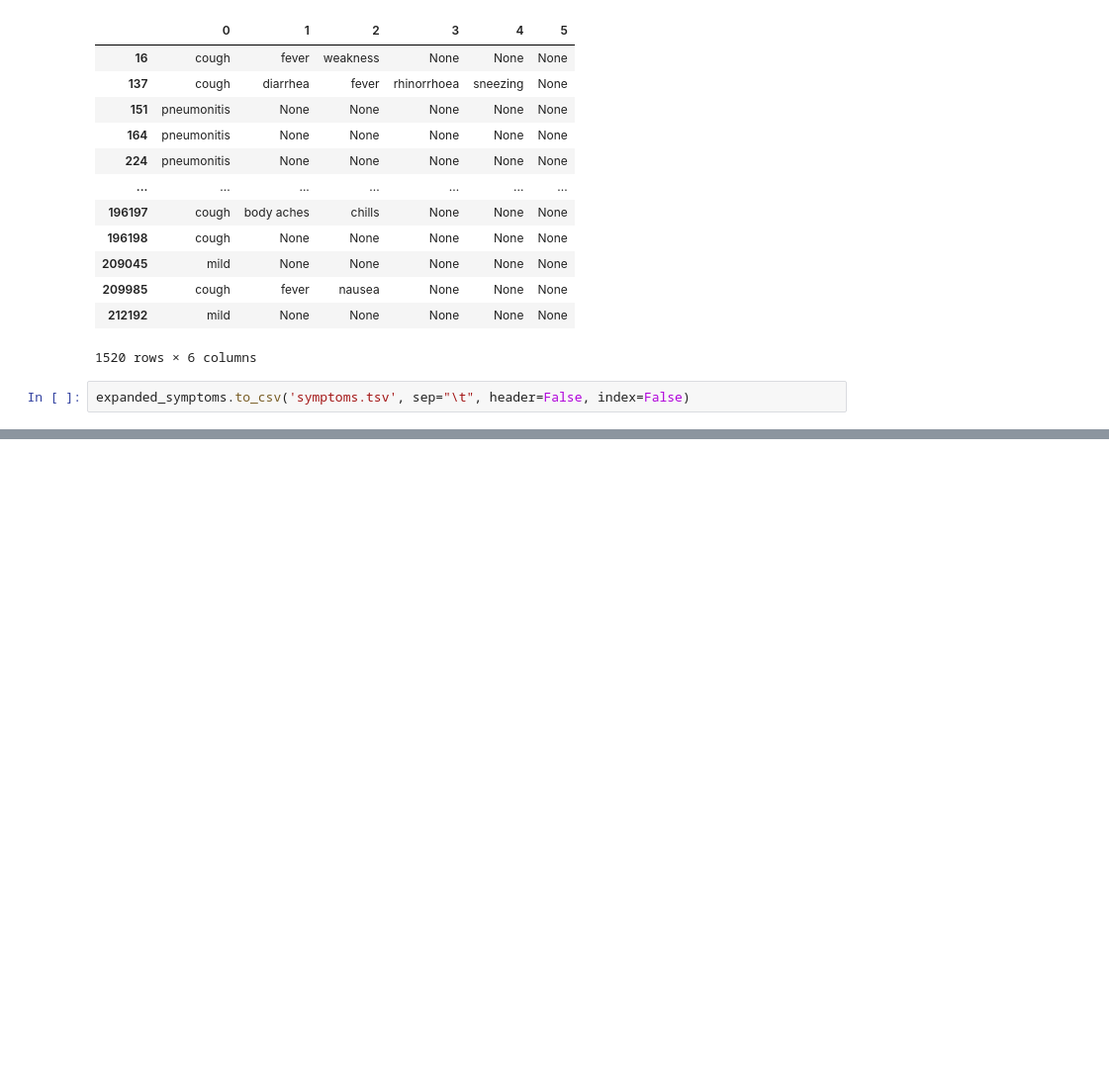
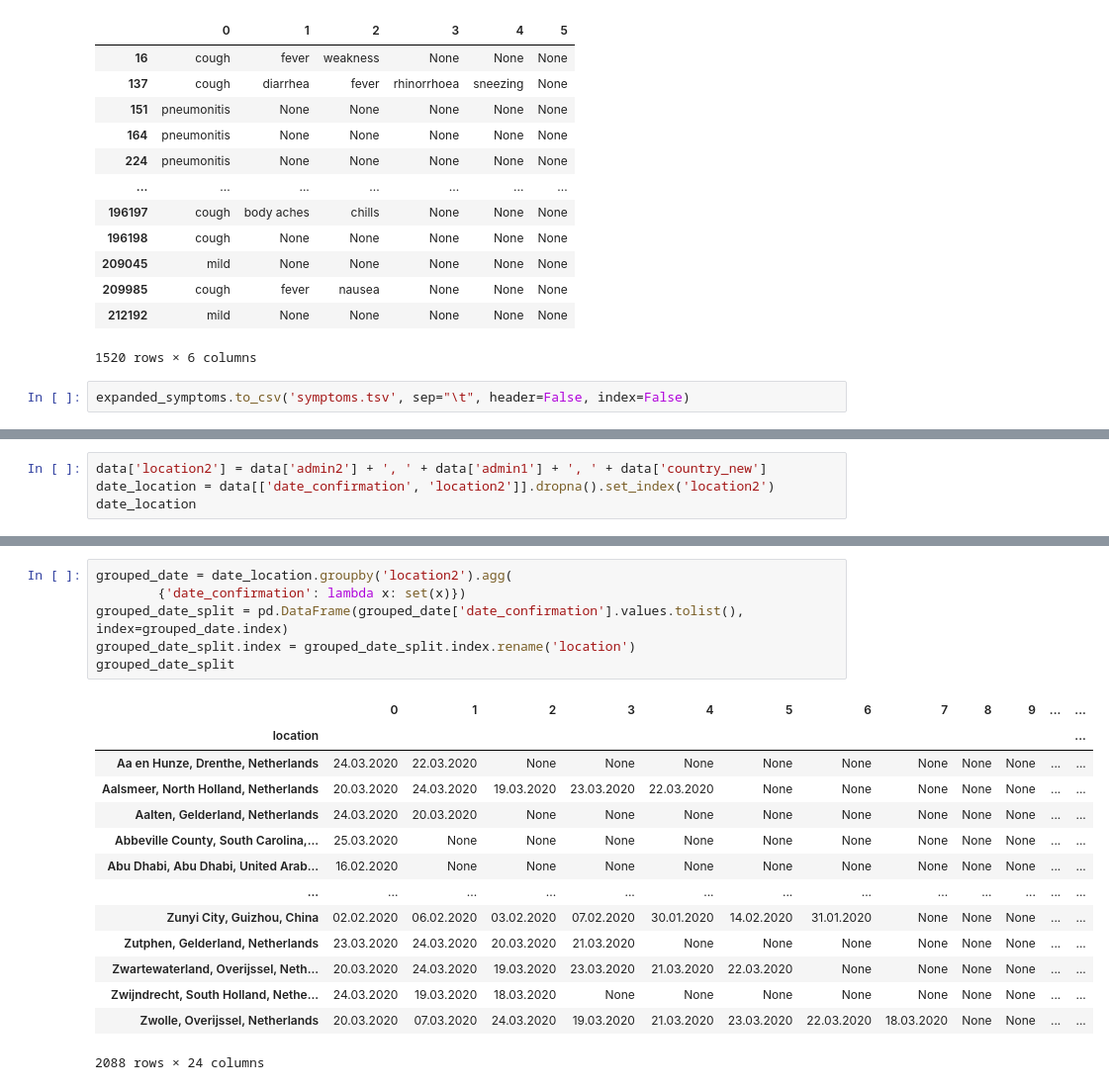
Before and after one commit to apetkau/comp7944-project, a Jupyter notebook: data/nCoV2019/for_use/extract-transactions.ipynb, the cells around one changed output, grey strips where cells are left out. Shown at 99% size. Cells and saved outputs as stored; diff of their text form; blank space fills up the shorter version.

```diff
--- a/data/nCoV2019/for_use/extract-transactions.ipynb
+++ b/data/nCoV2019/for_use/extract-transactions.ipynb
@@ -217,0 +220,4 @@ expanded_symptoms.to_csv('symptoms.tsv', sep="\t", header=False, index=False)
+# %%
+data['location2'] = data['admin2'] + ', ' + data['admin1'] + ', ' + data['country_new']
+date_location = data[['date_confirmation', 'location2']].dropna().set_index('location2')
+date_location
@@ -217,0 +239,21 @@ expanded_symptoms.to_csv('symptoms.tsv', sep="\t", header=False, index=False)
+# %%
+grouped_date = date_location.groupby('location2').agg(
+        {'date_confirmation': lambda x: set(x)})
+grouped_date_split = pd.DataFrame(grouped_date['date_confirmation'].values.tolist(), index=grouped_date.index)
+grouped_date_split.index = grouped_date_split.index.rename('location')
+grouped_date_split
+# %% [output]
+|  | 0 | 1 | 2 | 3 | 4 | 5 | 6 | 7 | 8 | 9 | ... | ... |
+| location |  |  |  |  |  |  |  |  |  |  |  | ... |
+| Aa en Hunze, Drenthe, Netherlands | 24.03.2020 | 22.03.2020 | None | None | None | None | None | None | None | None | ... | ... |
+| Aalsmeer, North Holland, Netherlands | 20.03.2020 | 24.03.2020 | 19.03.2020 | 23.03.2020 | 22.03.2020 | None | None | None | None | None | ... | ... |
+| Aalten, Gelderland, Netherlands | 24.03.2020 | 20.03.2020 | None | None | None | None | None | None | None | None | ... | ... |
+| Abbeville County, South Carolina,... | 25.03.2020 | None | None | None | None | None | None | None | None | None | ... | ... |
+| Abu Dhabi, Abu Dhabi, United Arab... | 16.02.2020 | None | None | None | None | None | None | None | None | None | ... | ... |
+| ... | ... | ... | ... | ... | ... | ... | ... | ... | ... | ... | ... | ... |
+| Zunyi City, Guizhou, China | 02.02.2020 | 06.02.2020 | 03.02.2020 | 07.02.2020 | 30.01.2020 | 14.02.2020 | 31.01.2020 | None | None | None | ... | ... |
+| Zutphen, Gelderland, Netherlands | 23.03.2020 | 24.03.2020 | 20.03.2020 | 21.03.2020 | None | None | None | None | None | None | ... | ... |
+| Zwartewaterland, Overijssel, Neth... | 20.03.2020 | 24.03.2020 | 19.03.2020 | 23.03.2020 | 21.03.2020 | 22.03.2020 | None | None | None | None | ... | ... |
+| Zwijndrecht, South Holland, Nethe... | 24.03.2020 | 19.03.2020 | 18.03.2020 | None | None | None | None | None | None | None | ... | ... |
+| Zwolle, Overijssel, Netherlands | 20.03.2020 | 07.03.2020 | 24.03.2020 | 19.03.2020 | 21.03.2020 | 23.03.2020 | 22.03.2020 | 18.03.2020 | None | None | ... | ... |
+2088 rows × 24 columns
```
Also changed, not shown: parts of 5 cells of this notebook, 1 other file.
